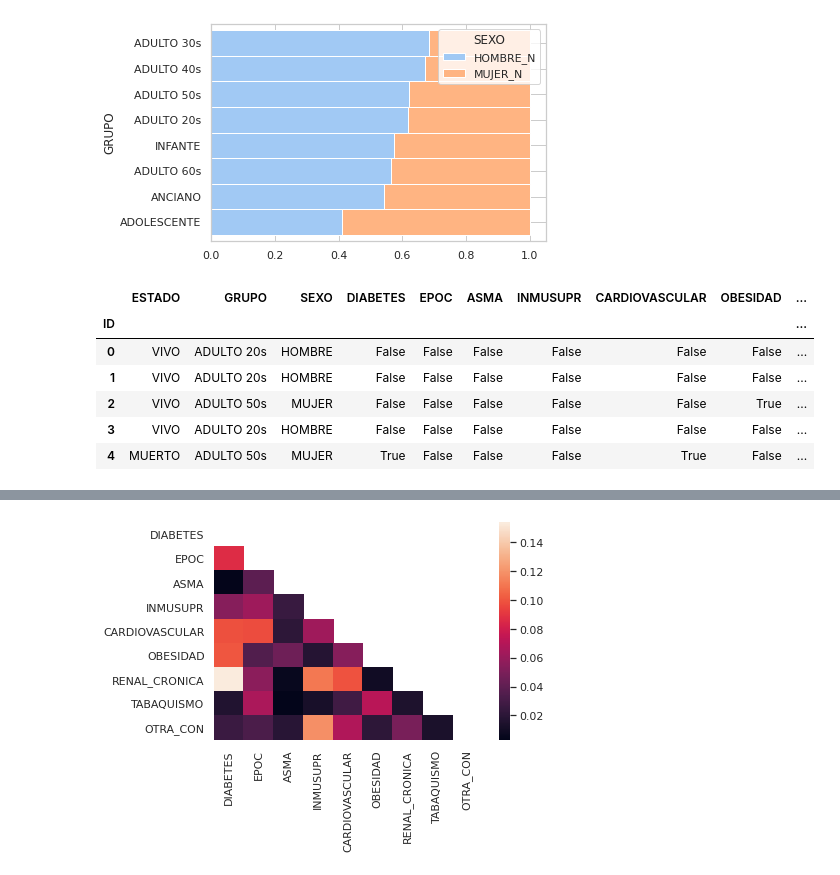
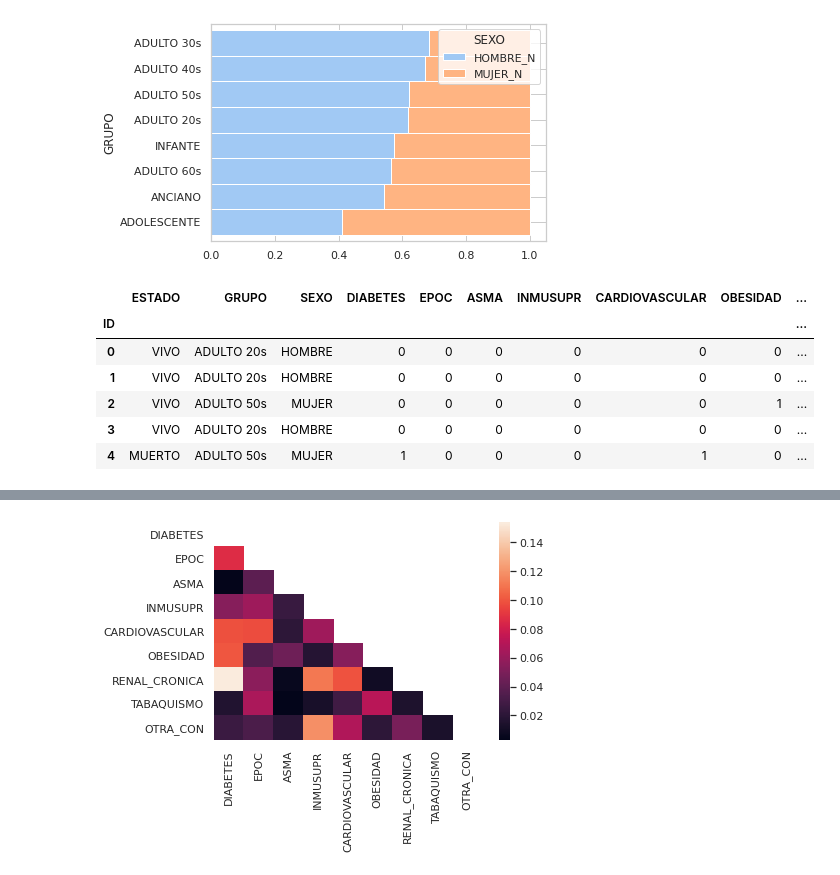
Before and after one commit to apconzuelo/PTSCpy, a Jupyter notebook: factores_de_riesgo_covid_en_m_xico.ipynb, the cells around one changed output, grey strips where cells are left out. Saved outputs shown, nothing was run; the diff lists cells and outputs as text; code cells hidden in the pictures.

```diff
--- a/factores_de_riesgo_covid_en_m_xico.ipynb
+++ b/factores_de_riesgo_covid_en_m_xico.ipynb
@@ -36,10 +26,15 @@ general = globals()['covid-19_general_mx']
 # %%
 general = general.replace({'SECTOR':sector.to_dict()['DESCRIPCIÓN'],
                 'SEXO':{1: 'MUJER', 2:'HOMBRE', 99: 'OTRO'},
-                'ENTIDAD_UM':entidades.to_dict()['ENTIDAD_FEDERATIVA'],
-                'ENTIDAD_RES':entidades.to_dict()['ENTIDAD_FEDERATIVA'],
                 'TIPO_PACIENTE':tipo_paciente.to_dict()['DESCRIPCIÓN'],
                 'RESULTADO': {1: True, 2:False, 3:np.nan},
                 'NACIONALIDAD':nacionalidad.to_dict()['DESCRIPCIÓN']})
 
 general = general[general['RESULTADO'] == True]
+estados = ['ENTIDAD_UM', 'ENTIDAD_RES']
+general[estados] = general[estados].sub(1)
+# %%
+ent_dict = entidades.to_dict()['ENTIDAD_FEDERATIVA']
+#estado_totales.reset_index().info()
+#estado_totales.reset_index().replace({'ENTIDAD_UM': ent_dict}).head()
+ent_dict[8]
@@ -46,3 +43,5 @@ general = general[general['RESULTADO'] == True]
+# %%
+general[estados] = general[estados].replace(ent_dict)
 # %%
 edad = general.EDAD
 nacionalidad = general.NACIONALIDAD
@@ -51,4 +50,5 @@ for column in general.iloc[:, 9:24].columns.values.tolist():
                            97:np.nan, 98:np.nan,
                           99:np.nan})
 general.EDAD = edad
-general.NACIONALIDAD = nacionalidad
+general.NACIONALIDAD = nacionalidad.replace({'NO ESPECIFICADO': 'EXTRANJERA',
+                                             'EXTRANJERA': 'MEXICANA'})
@@ -165,23 +185,26 @@ plt.show()
 # %%
 factores = ['ESTADO', 'GRUPO', 'SEXO', 'DIABETES', 'EPOC', 'ASMA',
               'INMUSUPR', 'CARDIOVASCULAR',
              'OBESIDAD', 'RENAL_CRONICA',
               'TABAQUISMO', 'OTRA_CON']
 
 factores_df = general[factores]
 factores_df.index.name = 'ID'
 factores_df = factores_df.replace({np.nan:False})
-factores_df = factores_df.assign(SANO         = lambda x: ~x.iloc[:, 3:12].any(axis = 1))
+factores_df = factores_df.assign(
+    SANO = lambda x: ~x.iloc[:, 3:12].any(axis = 1))
+
 factores_df['ANTECEDENTES'] = ~factores_df.SANO
+factores_df = factores_df.replace({True:1, False:0})
 factores_df.head()
 # %% [output]
 |  | ESTADO | GRUPO | SEXO | DIABETES | EPOC | ASMA | INMUSUPR | CARDIOVASCULAR | OBESIDAD | ... |
 | ID |  |  |  |  |  |  |  |  |  | ... |
-| 0 | VIVO | ADULTO 20s | HOMBRE | False | False | False | False | False | False | ... |
-| 1 | VIVO | ADULTO 20s | HOMBRE | False | False | False | False | False | False | ... |
-| 2 | VIVO | ADULTO 50s | MUJER | False | False | False | False | False | True | ... |
-| 3 | VIVO | ADULTO 20s | HOMBRE | False | False | False | False | False | False | ... |
-| 4 | MUERTO | ADULTO 50s | MUJER | True | False | False | False | True | False | ... |
+| 0 | VIVO | ADULTO 20s | HOMBRE | 0 | 0 | 0 | 0 | 0 | 0 | ... |
+| 1 | VIVO | ADULTO 20s | HOMBRE | 0 | 0 | 0 | 0 | 0 | 0 | ... |
+| 2 | VIVO | ADULTO 50s | MUJER | 0 | 0 | 0 | 0 | 0 | 1 | ... |
+| 3 | VIVO | ADULTO 20s | HOMBRE | 0 | 0 | 0 | 0 | 0 | 0 | ... |
+| 4 | MUERTO | ADULTO 50s | MUJER | 1 | 0 | 0 | 0 | 1 | 0 | ... |
 # %%
 def filter_drop(data, column, value):
   df = data[data[column]==value].drop(columns = column)
```
Also changed, not shown: parts of 20 cells of this notebook.
